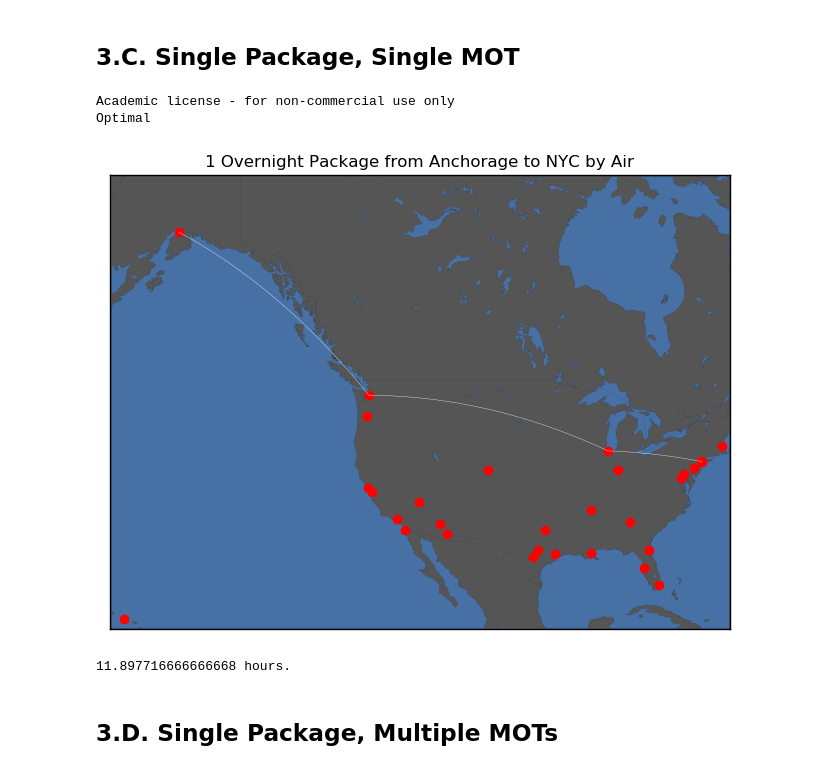
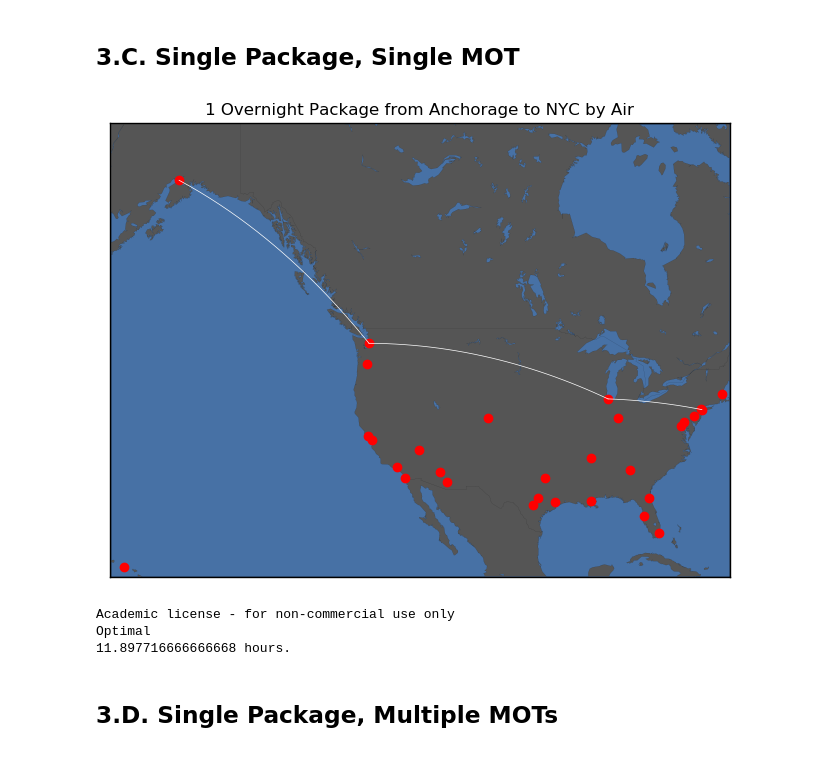
Before and after one commit to evandez/overnight-shipping, a Jupyter notebook: report.ipynb, the cells around one changed output. Cells and saved outputs as stored; diff of their text form; code cells hidden in the pictures.

```diff
--- a/report.ipynb
+++ b/report.ipynb
@@ -288,12 +287,10 @@ function plot_spsm(path, title, start_index, end_index, city_names, latitudes, l
             latitudes[city_names[current_index]],
             longitudes[city_names[next_index]],
             latitudes[city_names[next_index]],
-            linewidth=0.25, color="w", linestyle="-"
+            linewidth=0.5, color="w", linestyle="-"
         )
         current_index = next_index
     end
-
-    plt[:show]()
 end
 
 AVG_AIRSPEED = 600 # average airplane cruise speed in mph
@@ -305,7 +302,7 @@ end_city = findfirst(cities, "New York City")
 num_cities = length(cities)
 
 m = Model(solver = GurobiSolver(OutputFlag = false))
-@variable(m, spsm[1:num_cities, 1:num_cities], Bin) # spsm = single package, single MOT
+@variable(m, 0 <= spsm[1:num_cities, 1:num_cities] <= 1) # spsm = single package, single MOT
 @expression(m, total_time, sum((spsm_distances / AVG_AIRSPEED + SORTING_TIME) .* spsm))
 @constraint(m, [i in 1:num_cities], spsm[i, i] == 0) # no self loops
 @constraint(m, total_time <= 24)
@@ -315,37 +312,38 @@ m = Model(solver = GurobiSolver(OutputFlag = false))
 @constraint(m, sum(spsm[:, start_city]) == 0)
 
 # ending city only has inward flow
 @constraint(m, sum(spsm[:, end_city]) == 1)
 @constraint(m, sum(spsm[end_city, :]) == 0)
 
 # all other cities must have balanced flow
 for i in 1:num_cities
     if i != start_city && i != end_city
         @constraint(m, sum(spsm[i, :]) == sum(spsm[:, i]))
     end
 end
 
 # min time == min distance == min cost
 @objective(m, Min, total_time)
 
 status = solve(m)
 println(status)
 println(getobjectivevalue(m), " hours.")
 
 plot_spsm(
     getvalue(spsm),
     "1 Overnight Package from Anchorage to NYC by Air",
     start_city,
     end_city,
     cities,
     latitudes,
     longitudes
 )
+plt[:show]()
 # %% [output]
+[figure]
 Academic license - for non-commercial use only
 Optimal
+11.897716666666668 hours.
-[figure]
-11.897716666666668 hours.
 # %% [markdown]
 ## 3.D. Single Package, Multiple MOTs
 # %% [markdown]
```
Also changed, not shown: parts of 4 cells of this notebook.
